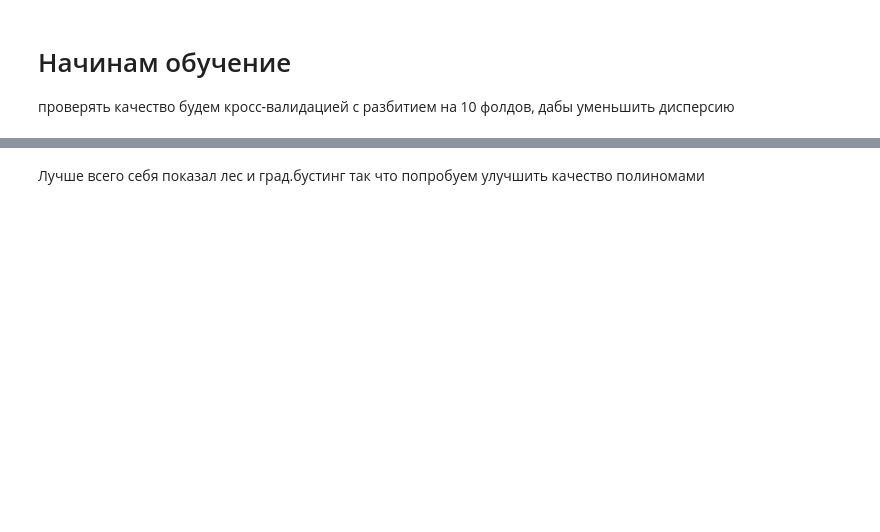
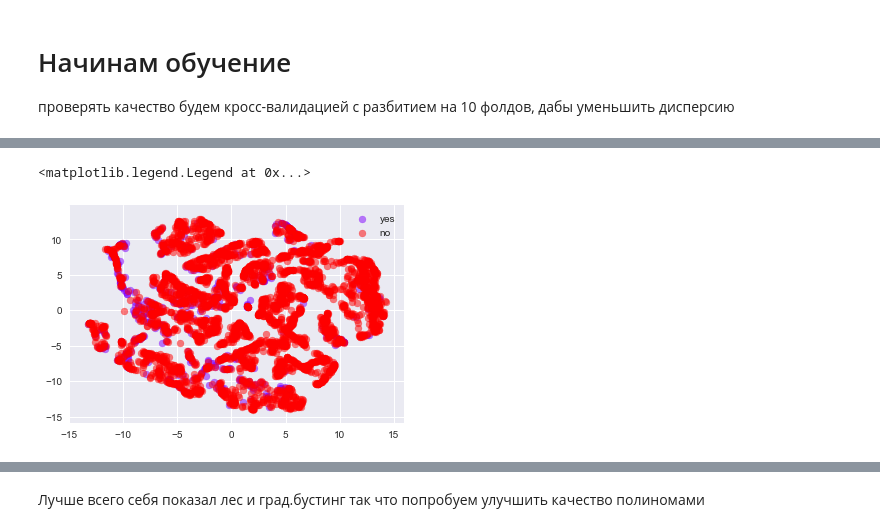
Before and after one commit to stas6626/kursach, a Jupyter notebook: cursach_banki.ipynb, the cells around one changed output, grey strips where cells are left out. Saved outputs shown, nothing was run; the diff lists cells and outputs as text; code cells hidden in the pictures; blank space fills up the shorter version.

```diff
--- a/cursach_banki.ipynb
+++ b/cursach_banki.ipynb
@@ -38,3 +64,7 @@ new_X=np.hstack((X_num.T,X_col.T))
 # %% [markdown]
 # Начинам обучение
 проверять качество будем кросс-валидацией с разбитием на 10 фолдов, дабы уменьшить дисперсию
+# %%
+%%time
+ts=manifold.TSNE(metric="cosine")
+tsne_representation=ts.fit_transform(new_X)
@@ -40,0 +74,9 @@ new_X=np.hstack((X_num.T,X_col.T))
+# %%
+colors = cm.rainbow(np.linspace(0, 1, len(set(X[9]))))
+for y, c in zip(set(bank.y), colors):
+    plt.scatter(tsne_representation[bank.y.values==y, 0],
+                tsne_representation[bank.y.values==y, 1], c=c, alpha=0.5, label=str(y))
+plt.legend()
+# %% [output]
+<matplotlib.legend.Legend at 0x...>
+[figure, added]
```
Also changed, not shown: parts of 20 cells of this notebook.
